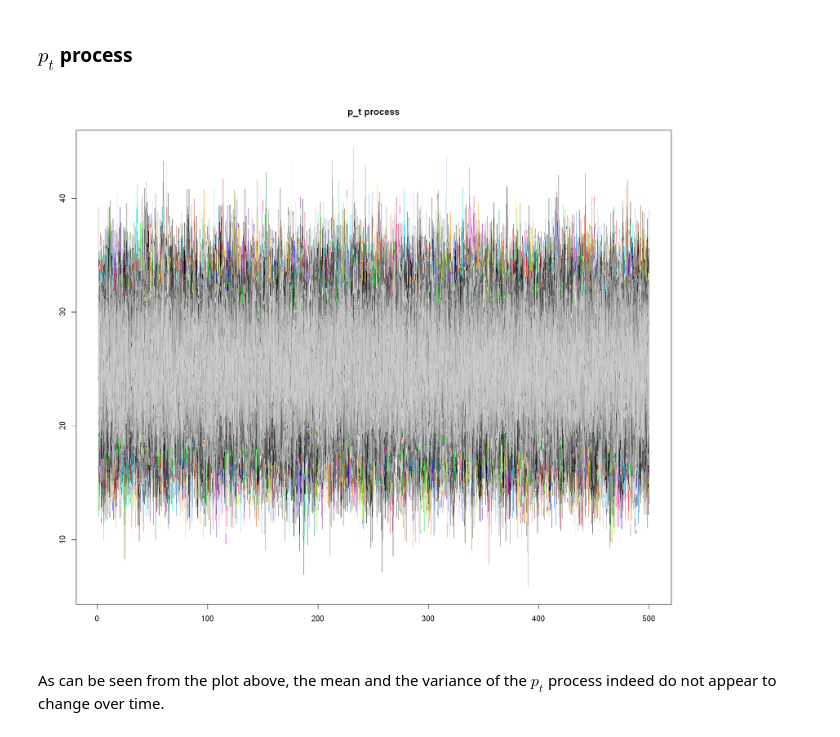
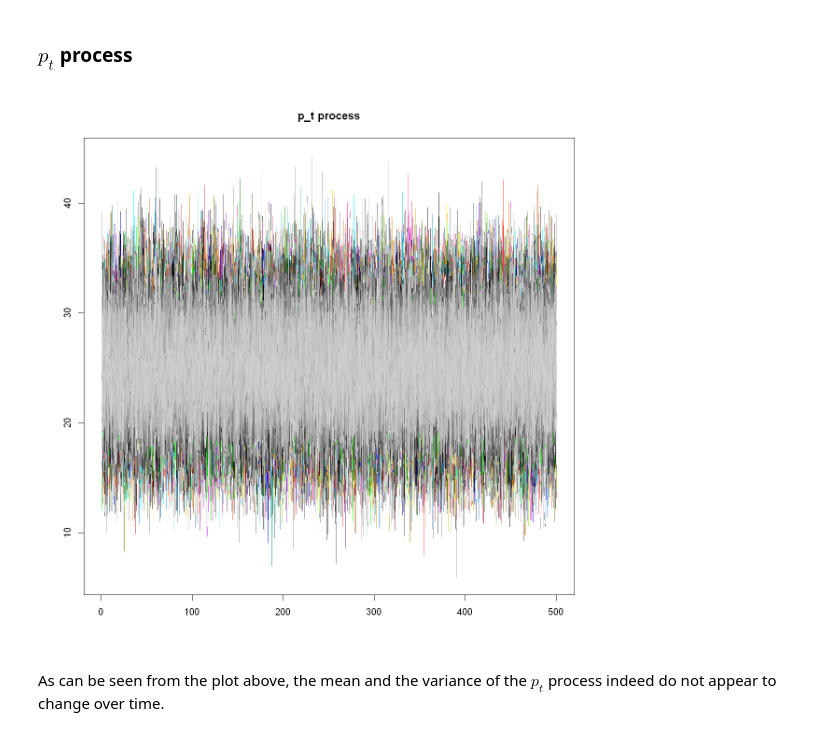
Before and after one commit to JanK0095/Financial-Econometrics-Course-Projects, a Jupyter notebook: HW1/FE1_HW1_Kubal_Mattanelli.ipynb, the cells around one changed output. Cells and saved outputs as stored; diff of their text form; code cells hidden in the pictures.

```diff
--- a/HW1/FE1_HW1_Kubal_Mattanelli.ipynb
+++ b/HW1/FE1_HW1_Kubal_Mattanelli.ipynb
@@ -495,14 +511,15 @@ Now we can plot the results:
 # %% [markdown]
 ### $p_t$ process
 # %%
+options(repr.plot.width = 10, repr.plot.height = 10) #increasing plot size
 #p_t process
 plot(pt_process[, 1], type = "l", xlab = "", ylab = "", main = "p_t process", ylim = c(min(pt_process), max(pt_process))) #Plotting the first realization to generate the plot
 colors_999 <- c(setdiff(colors(), "black"), colors()[1:(1000 - length(colors()))]) #Creating a vector of 1000 colors. Since there are less than 1000 available, some will repeat
 for (realiz in 2:1000) { #Adding a line for each realization
     lines(pt_process[, realiz], col = colors_999[realiz])
 }
 # %% [output]
-[figure, old version]
+[figure, new version]
 # %% [markdown]
 As can be seen from the plot above, the mean and the variance of the $p_t$ process indeed do not appear to change over time.
 # %% [markdown]
```
Also changed, not shown: parts of 15 cells of this notebook.
